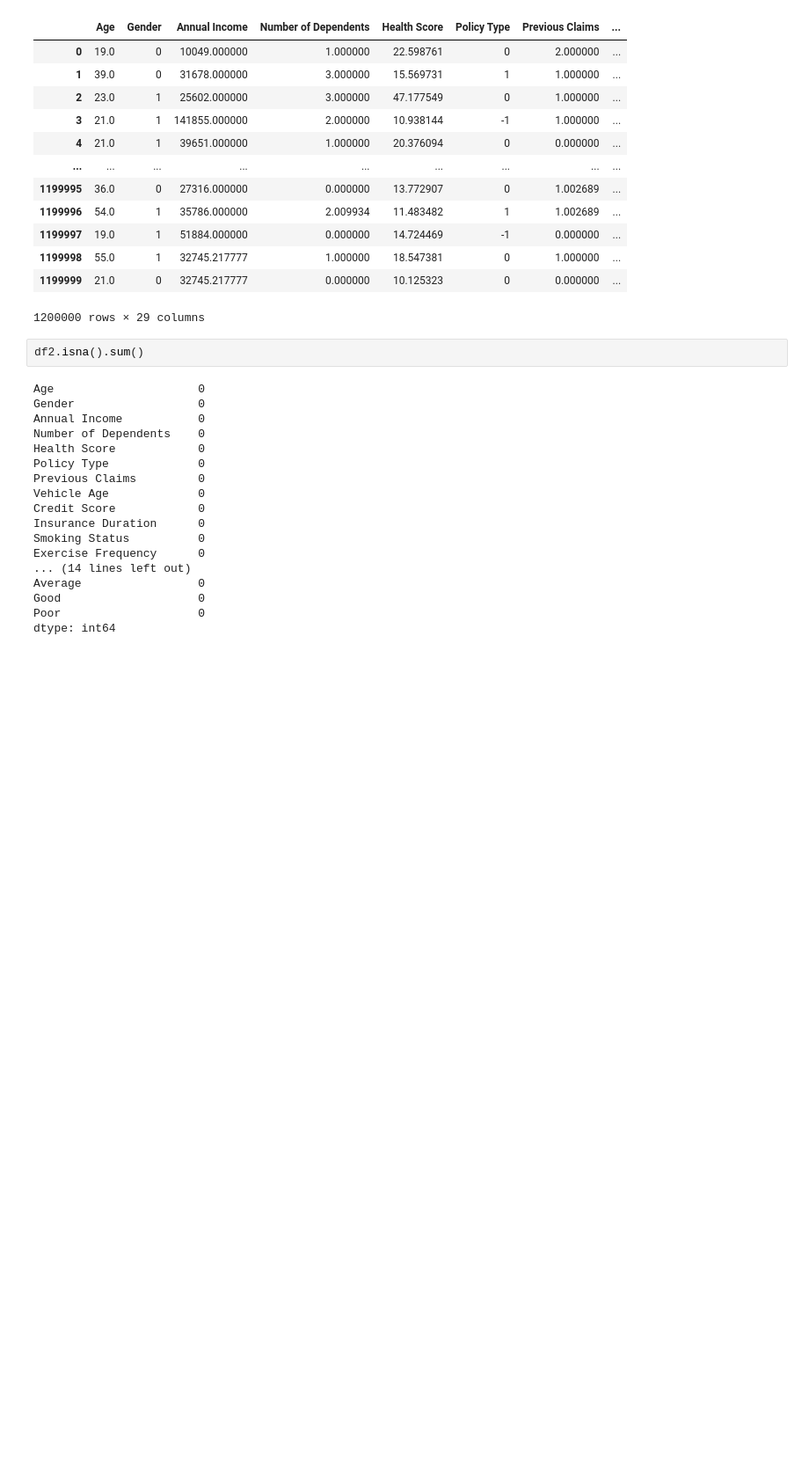
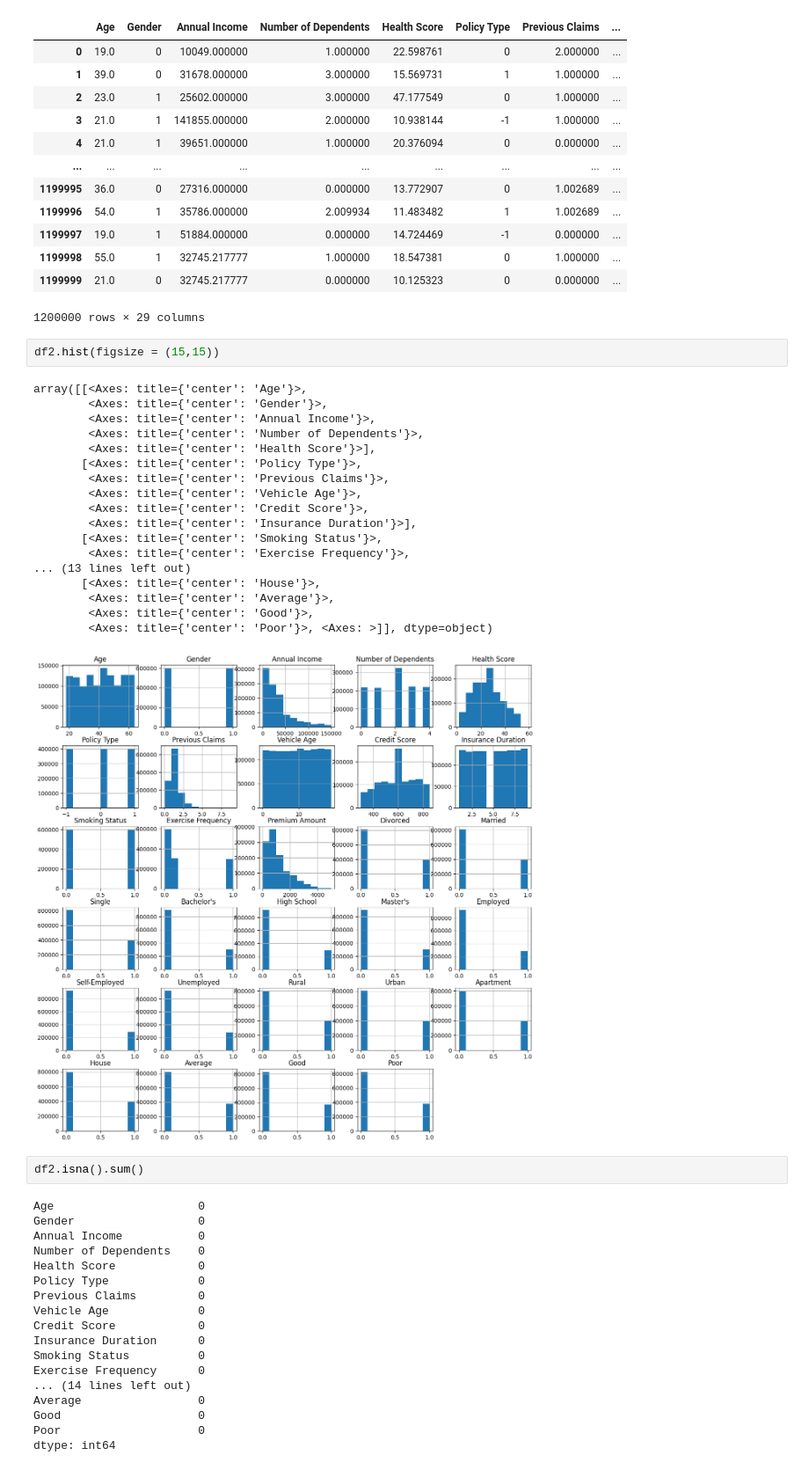
Before and after one commit to yash-meshram/Insurance-Premium, a Jupyter notebook: insurance-premium.ipynb, the cells around one changed output. Shown at 88% size. Saved outputs shown, nothing was run; the diff lists cells and outputs as text; blank space fills up the shorter version.

Commit message:
Kaggle Notebook | Insurance Premium  | Version 13

```diff
--- a/insurance-premium.ipynb
+++ b/insurance-premium.ipynb
@@ -404,6 +405,27 @@ df2
 | 1199998 | 55.0 | 1 | 32745.217777 | 1.000000 | 18.547381 | 0 | 1.000000 | ... |
 | 1199999 | 21.0 | 0 | 32745.217777 | 0.000000 | 10.125323 | 0 | 0.000000 | ... |
 1200000 rows × 29 columns
+# %%
+df2.hist(figsize = (15,15))
+# %% [output]
+array([[<Axes: title={'center': 'Age'}>,
+        <Axes: title={'center': 'Gender'}>,
+        <Axes: title={'center': 'Annual Income'}>,
+        <Axes: title={'center': 'Number of Dependents'}>,
+        <Axes: title={'center': 'Health Score'}>],
+       [<Axes: title={'center': 'Policy Type'}>,
+        <Axes: title={'center': 'Previous Claims'}>,
+        <Axes: title={'center': 'Vehicle Age'}>,
+        <Axes: title={'center': 'Credit Score'}>,
+        <Axes: title={'center': 'Insurance Duration'}>],
+       [<Axes: title={'center': 'Smoking Status'}>,
+        <Axes: title={'center': 'Exercise Frequency'}>,
+... (13 lines left out)
+       [<Axes: title={'center': 'House'}>,
+        <Axes: title={'center': 'Average'}>,
+        <Axes: title={'center': 'Good'}>,
+        <Axes: title={'center': 'Poor'}>, <Axes: >]], dtype=object)
+[figure, added]
 # %%
 df2.isna().sum()
 # %% [output]
```
Also changed, not shown: parts of 23 cells of this notebook.
